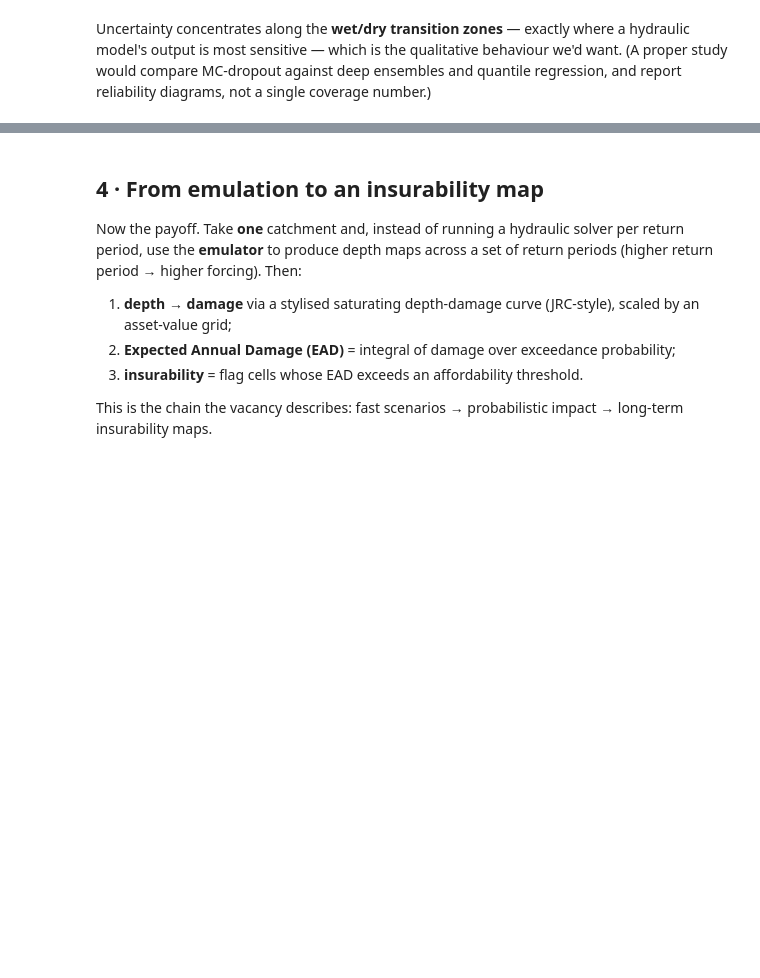
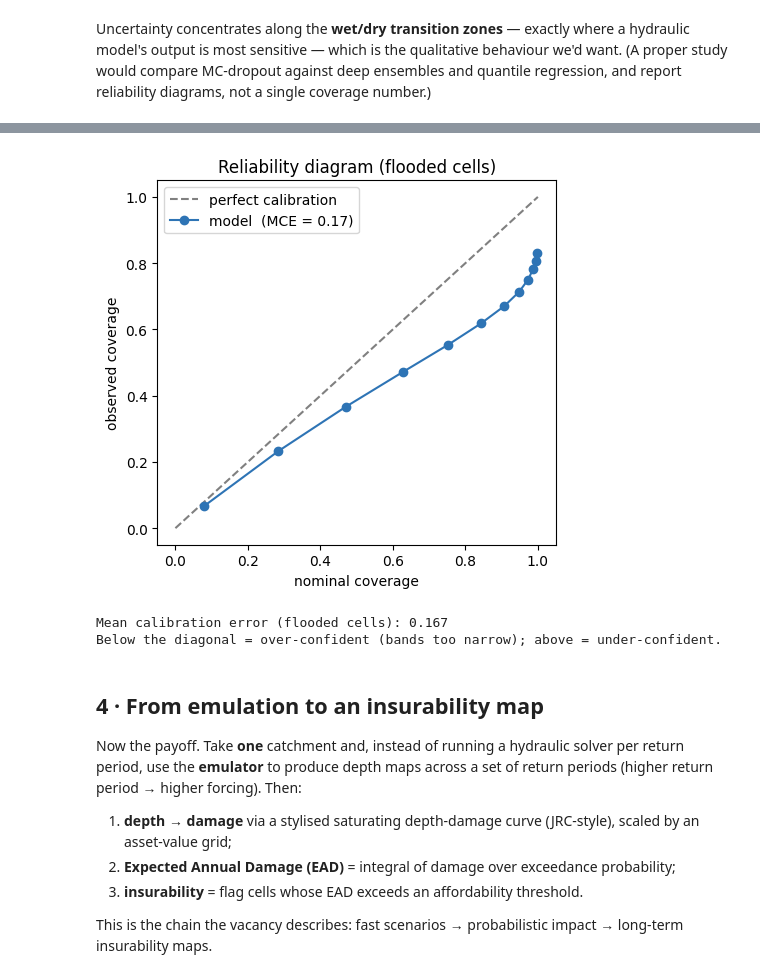
Before and after one commit to SaharMb90/flood_emulator_demonstrator, a Jupyter notebook: flood_emulator_demonstrator.ipynb, the cells around one changed output, grey strips where cells are left out. Cells and saved outputs as stored; diff of their text form; code cells hidden in the pictures; blank space fills up the shorter version.

```diff
--- a/flood_emulator_demonstrator.ipynb
+++ b/flood_emulator_demonstrator.ipynb
@@ -202,3 +283,24 @@ diagrams, not a single coverage number.)
+# %%
+import math
+fm = true > 0.05                                   # evaluate where there is real signal
+err = np.abs(true - mean_p)[fm]
+sd = np.clip(std_p[fm], 1e-6, None)
+z_grid = np.linspace(0.1, 3.0, 12)
+nominal = np.array([math.erf(z / np.sqrt(2)) for z in z_grid])
+observed = np.array([float((err <= z * sd).mean()) for z in z_grid])
+mce = float(np.mean(np.abs(observed - nominal)))
+
+plt.figure(figsize=(4.8, 4.6))
+plt.plot([0, 1], [0, 1], "--", color="grey", label="perfect calibration")
+plt.plot(nominal, observed, "o-", color="#2E74B5", label=f"model  (MCE = {mce:.2f})")
+plt.xlabel("nominal coverage"); plt.ylabel("observed coverage")
+plt.title("Reliability diagram (flooded cells)"); plt.legend(); plt.tight_layout(); plt.show()
+print(f"Mean calibration error (flooded cells): {mce:.3f}")
+print("Below the diagonal = over-confident (bands too narrow); above = under-confident.")
+# %% [output]
+[figure, added]
+Mean calibration error (flooded cells): 0.167
+Below the diagonal = over-confident (bands too narrow); above = under-confident.
 # %% [markdown]
 ## 4 · From emulation to an insurability map
 
```
Also changed, not shown: parts of 11 cells of this notebook, 5 other files.
